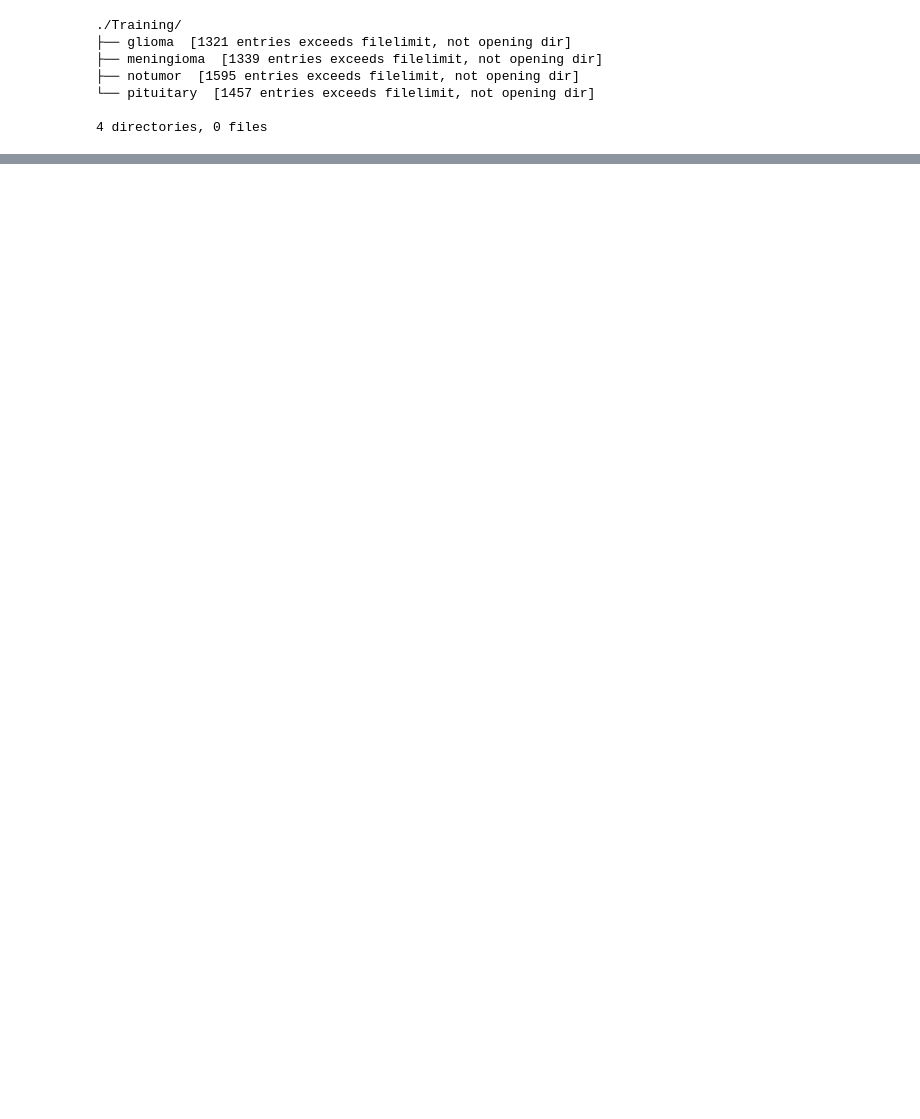
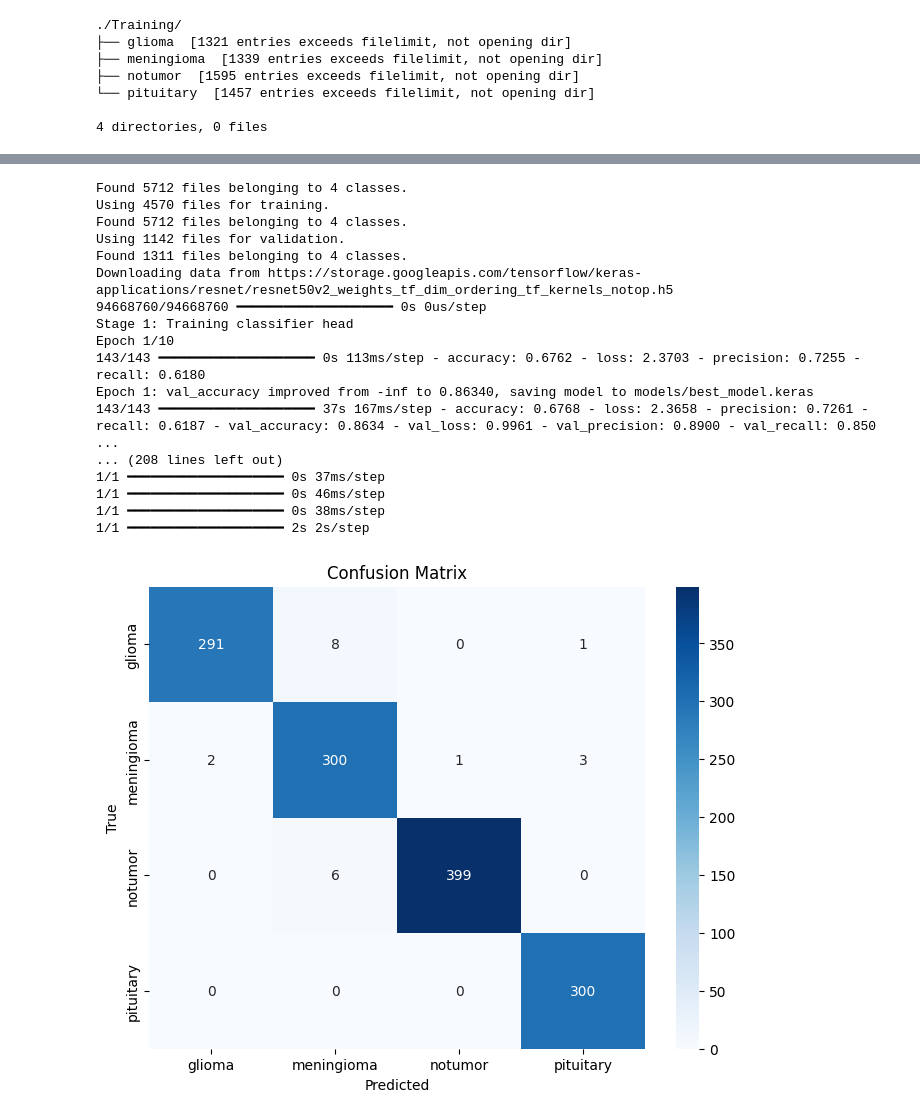
Before and after one commit to RashidJumaMwinyi/streamlit_app, a Jupyter notebook: braintumourdetectormodel.ipynb, the cells around one changed output, grey strips where cells are left out. Saved outputs shown, nothing was run; the diff lists cells and outputs as text; code cells hidden in the pictures; blank space fills up the shorter version.

Commit message:
Kaggle Notebook | BrainTumourDetectorModel | Version 2

```diff
--- a/braintumourdetectormodel.ipynb
+++ b/braintumourdetectormodel.ipynb
@@ -143,2 +51,0 @@ def eval_model_on_test(model):
-# %%
-train_ds, val_ds = prepare_train_and_val_datasets()
@@ -192,16 +51,0 @@ Downloading data from https://storage.googleapis.com/tensorflow/keras-applicatio
-# %%
-
-base_model.trainable = True  # Unfreeze the base model
-# Fine-tune the model
-model.compile(
-     optimizer=tf.keras.optimizers.Adam(learning_rate=0.00001),
-    #optimizer='adam',
-              loss=tf.keras.losses.SparseCategoricalCrossentropy(),
-              metrics=['accuracy'])
-# %%
-history = model.fit(
-    train_ds,
-    epochs=30,
-    validation_data=val_ds,
-    callbacks=[early_stopping,]
-)
@@ -229,2 +51,0 @@ model.save('my_model.keras')
-# %%
-y_true, y_pred = eval_model_on_test(model)
@@ -260,0 +197,52 @@ weighted avg       0.97      0.96      0.96      1311
+# %%
+# Evaluation
+def evaluate(model, test_ds):
+    results = model.evaluate(test_ds)
+    print(f"Test Results - Loss: {results[0]}, Accuracy: {results[1]}, Precision: {results[2]}, Recall: {results[3]}")
+
+    y_true = []
+    y_pred = []
+    for images, labels in test_ds:
+        preds = model.predict(images)
+        y_pred.extend(np.argmax(preds, axis=1))
+        y_true.extend(np.argmax(labels.numpy(), axis=1))
+
+    cm = confusion_matrix(y_true, y_pred)
+    plt.figure(figsize=(8,6))
+    sns.heatmap(cm, annot=True, fmt='d', cmap='Blues', xticklabels=CLASSES, yticklabels=CLASSES)
+    plt.xlabel('Predicted')
+    plt.ylabel('True')
+    plt.title('Confusion Matrix')
+    plt.show()
+
+    print(classification_report(y_true, y_pred, target_names=CLASSES))
+
+# MAIN
+def main():
+    train_ds, val_ds, test_ds = prepare_datasets()
+    class_weights = get_class_weights(train_ds)
+    model, base_model = build_model()
+    history1, history2 = train(model, base_model, train_ds, val_ds, class_weights)
+    evaluate(model, test_ds)
+
+if __name__ == "__main__":
+    main()
+# %% [output]
+Found 5712 files belonging to 4 classes.
+Using 4570 files for training.
+Found 5712 files belonging to 4 classes.
+Using 1142 files for validation.
+Found 1311 files belonging to 4 classes.
+Downloading data from https://storage.googleapis.com/tensorflow/keras-applications/resnet/resnet50v2_weights_tf_dim_ordering_tf_kernels_notop.h5
+94668760/94668760 ━━━━━━━━━━━━━━━━━━━━ 0s 0us/step
+Stage 1: Training classifier head
+Epoch 1/10
+143/143 ━━━━━━━━━━━━━━━━━━━━ 0s 113ms/step - accuracy: 0.6762 - loss: 2.3703 - precision: 0.7255 - recall: 0.6180
+Epoch 1: val_accuracy improved from -inf to 0.86340, saving model to models/best_model.keras
+143/143 ━━━━━━━━━━━━━━━━━━━━ 37s 167ms/step - accuracy: 0.6768 - loss: 2.3658 - precision: 0.7261 - recall: 0.6187 - val_accuracy: 0.8634 - val_loss: 0.9961 - val_precision: 0.8900 - val_recall: 0.850 ...
+... (208 lines left out)
+1/1 ━━━━━━━━━━━━━━━━━━━━ 0s 37ms/step
+1/1 ━━━━━━━━━━━━━━━━━━━━ 0s 46ms/step
+1/1 ━━━━━━━━━━━━━━━━━━━━ 0s 38ms/step
+1/1 ━━━━━━━━━━━━━━━━━━━━ 2s 2s/step
+[figure, added]
```
Also changed, not shown: parts of 30 cells of this notebook.
